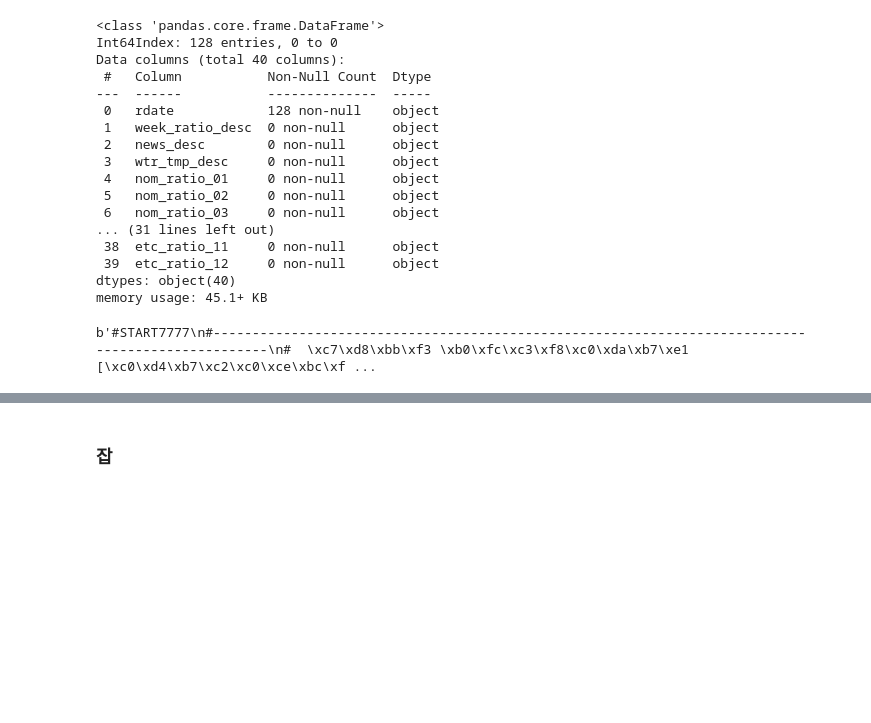
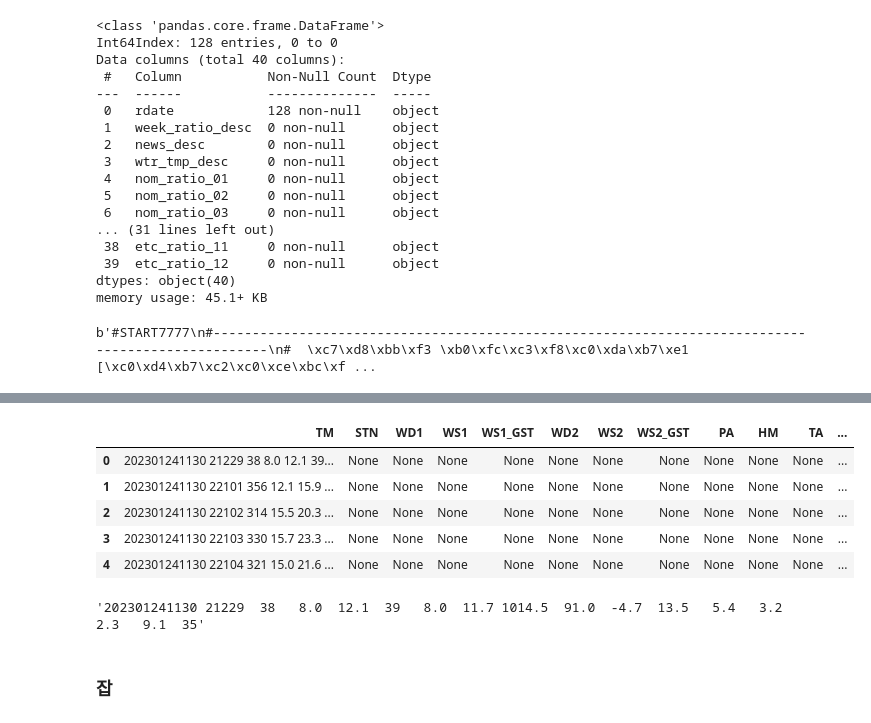
Before and after one commit to Kim-Geunyoung/DailyStudy, a Jupyter notebook: bigProject/dataERD.ipynb, the cells around one changed output, grey strips where cells are left out. Drawn from its saved outputs; the diff is of its cells as text; code cells hidden in the pictures; blank space fills up the shorter version.

```diff
--- a/bigProject/dataERD.ipynb
+++ b/bigProject/dataERD.ipynb
@@ -417,10 +417,9 @@ from urllib.request import urlopen
 domain = 'https://apihub.kma.go.kr/api/typ01/url/sea_obs.php?'
 tm = 'tm=202301241200&'
 stn_id = 'stn=0&'
-option = 'help=1&'
 auth = 'authKey=5aAU_HThQPugFPx04cD7zw'
 
-url = domain + tm + stn_id + option + auth
+url = domain + tm + stn_id + auth
 
 with urlopen(url) as f:
     html = f.read()
@@ -432,3 +596,16 @@ b'#START7777\n#-----------------------------------------------------------------
+# %%
+df2.head()
+# %% [output]
+|  | TM | STN | WD1 | WS1 | WS1_GST | WD2 | WS2 | WS2_GST | PA | HM | TA | ... |
+| 0 | 202301241130 21229 38 8.0 12.1 39... | None | None | None | None | None | None | None | None | None | None | ... |
+| 1 | 202301241130 22101 356 12.1 15.9 ... | None | None | None | None | None | None | None | None | None | None | ... |
+| 2 | 202301241130 22102 314 15.5 20.3 ... | None | None | None | None | None | None | None | None | None | None | ... |
+| 3 | 202301241130 22103 330 15.7 23.3 ... | None | None | None | None | None | None | None | None | None | None | ... |
+| 4 | 202301241130 22104 321 15.0 21.6 ... | None | None | None | None | None | None | None | None | None | None | ... |
+# %%
+df2['TM'][0]
+# %% [output]
+'202301241130 21229  38   8.0  12.1  39   8.0  11.7 1014.5  91.0  -4.7  13.5   5.4   3.2   2.3   9.1  35'
 # %% [markdown]
 ### 잡
 # %%
```
Also changed, not shown: parts of 10 cells of this notebook.
